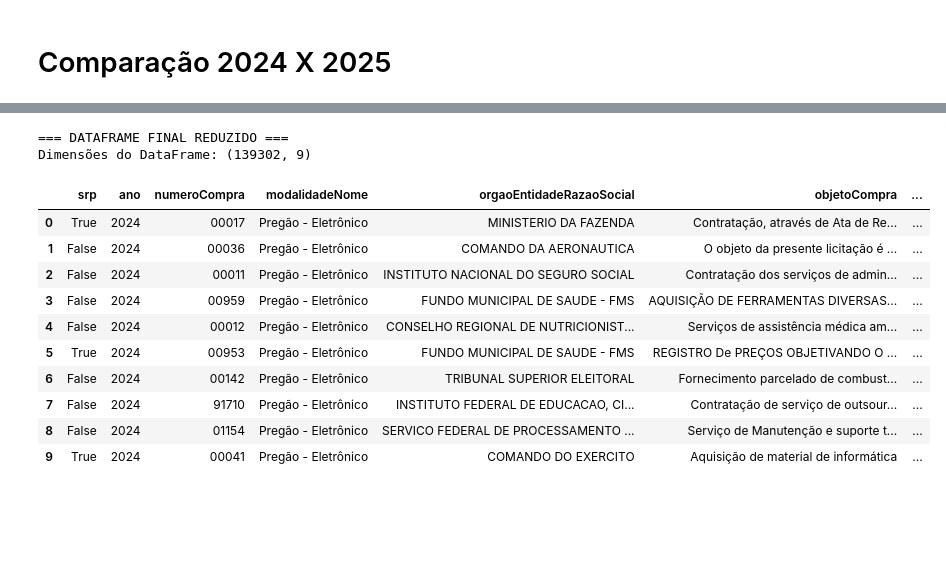
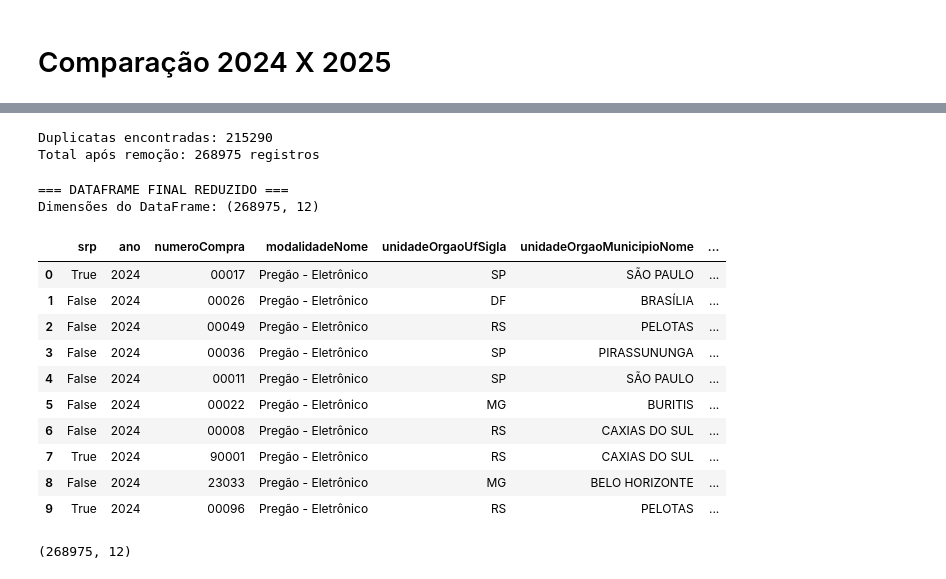
Before and after one commit to VictorLapaDev/Faculdade, a Jupyter notebook: 2-Semestre/4 Feira - Arquitetura de Dados/26.09.09/notebook.ipynb, the cells around one changed output, grey strips where cells are left out. Drawn from its saved outputs; the diff is of its cells as text; code cells hidden in the pictures; blank space fills up the shorter version.

```diff
--- a/2-Semestre/4 Feira - Arquitetura de Dados/26.09.09/notebook.ipynb
+++ b/2-Semestre/4 Feira - Arquitetura de Dados/26.09.09/notebook.ipynb
@@ -75,8 +75,7 @@ for modalidade in modalidades:
             "tamanhoPagina": 500,
             "dataPublicacaoPncpInicial": "2024-01-01",
             "dataPublicacaoPncpFinal": "2024-12-31",
-            "codigoModalidade": modalidade,
-            "unidadeOrgaoUfSigla": "SP"
+            "codigoModalidade": modalidade
         }
 
         resposta = requests.get(url, params=params, timeout=60)
@@ -219,10 +199,9 @@ for modalidade in modalidades:
         params = {
             "pagina": pagina,
             "tamanhoPagina": 500,
-            "dataPublicacaoPncpInicial": "2024-01-01",
-            "dataPublicacaoPncpFinal": "2024-12-31",
+            "dataPublicacaoPncpInicial": "2025-01-01",
+            "dataPublicacaoPncpFinal": "2025-12-31",
             "codigoModalidade": modalidade,
-            "unidadeOrgaoUfSigla": "SP"
         }
 
         resposta = requests.get(url, params=params, timeout=60)
@@ -377,52 +341,62 @@ df_total
+# %%
+# >>> AQUI ENTRA A CHECAGEM DE DUPLICATAS <
+chave_dedup = [c for c in ['numeroCompra', 'orgaoEntidadeRazaoSocial', 'ano', 'modalidadeNome']
+               if c in df_total.columns]
+n_duplicados = df_total.duplicated(subset=chave_dedup).sum()
+print(f"Duplicatas encontradas: {n_duplicados}")
+
+if n_duplicados > 0:
+    df_total = df_total.drop_duplicates(subset=chave_dedup)
+    print(f"Total após remoção: {len(df_total)} registros")
+# %% [output]
+Duplicatas encontradas: 215290
+Total após remoção: 268975 registros
 # %%
 # 1. Lista com o nome exato das colunas de maior relevância
 colunas_principais = [
-    'srp',
-    'ano',
-    'numeroCompra',
-    'modalidadeNome',
-    'orgaoEntidadeRazaoSocial',
-    'objetoCompra',
-    'valorTotalEstimado',
-    'valorTotalHomologado',
-    'dataPublicacaoPncp',
+    'srp', 'ano', 'numeroCompra', 'modalidadeNome',
+    'unidadeOrgaoUfSigla',
+    'unidadeOrgaoMunicipioNome',   # <<< novo
+    'unidadeOrgaoCodigoIbge',      # <<< novo, útil para join com shapefile do IBGE no mapa
+    'orgaoEntidadeRazaoSocial', 'objetoCompra',
+    'valorTotalEstimado', 'valorTotalHomologado', 'dataPublicacaoPncp',
 ]
 
 # 2. Seleciona apenas as colunas que realmente existem no df_total
 colunas_presentes = [c for c in colunas_principais if c in df_total.columns]
 df_final_reduzido = df_total[colunas_presentes].copy()
 
 # 3. Tratamento de Tipos de Dados
 
 
 # B) Converte colunas financeiras para numérico (Float)
 for col_valor in ['valorTotalEstimado', 'valorTotalHomologado']:
     if col_valor in df_final_reduzido.columns:
         df_final_reduzido[col_valor] = pd.to_numeric(
             df_final_reduzido[col_valor], errors='coerce'
         )
 
 # C) Converte a data de publicação para formato de data real
 if 'dataPublicacaoPncp' in df_final_reduzido.columns:
     df_final_reduzido['dataPublicacaoPncp'] = pd.to_datetime(
         df_final_reduzido['dataPublicacaoPncp'], errors='coerce'
     )
 
 print("=== DATAFRAME FINAL REDUZIDO ===")
 print(f"Dimensões do DataFrame: {df_final_reduzido.shape}")
 display(df_final_reduzido.head(10))
 # %% [output]
 === DATAFRAME FINAL REDUZIDO ===
-Dimensões do DataFrame: (139302, 9)
+Dimensões do DataFrame: (268975, 12)
-|  | srp | ano | numeroCompra | modalidadeNome | orgaoEntidadeRazaoSocial | objetoCompra | ... |
-| 0 | True | 2024 | 00017 | Pregão - Eletrônico | MINISTERIO DA FAZENDA | Contratação, através de Ata de Re... | ... |
-| 1 | False | 2024 | 00036 | Pregão - Eletrônico | COMANDO DA AERONAUTICA | O objeto da presente licitação é ... | ... |
-| 2 | False | 2024 | 00011 | Pregão - Eletrônico | INSTITUTO NACIONAL DO SEGURO SOCIAL | Contratação dos serviços de admin... | ... |
-| 3 | False | 2024 | 00959 | Pregão - Eletrônico | FUNDO MUNICIPAL DE SAUDE - FMS | AQUISIÇÃO DE FERRAMENTAS DIVERSAS... | ... |
-| 4 | False | 2024 | 00012 | Pregão - Eletrônico | CONSELHO REGIONAL DE NUTRICIONIST... | Serviços de assistência médica am... | ... |
-| 5 | True | 2024 | 00953 | Pregão - Eletrônico | FUNDO MUNICIPAL DE SAUDE - FMS | REGISTRO De PREÇOS OBJETIVANDO O ... | ... |
-| 6 | False | 2024 | 00142 | Pregão - Eletrônico | TRIBUNAL SUPERIOR ELEITORAL | Fornecimento parcelado de combust... | ... |
-| 7 | False | 2024 | 91710 | Pregão - Eletrônico | INSTITUTO FEDERAL DE EDUCACAO, CI... | Contratação de serviço de outsour... | ... |
-| 8 | False | 2024 | 01154 | Pregão - Eletrônico | SERVICO FEDERAL DE PROCESSAMENTO ... | Serviço de Manutenção e suporte t... | ... |
-| 9 | True | 2024 | 00041 | Pregão - Eletrônico | COMANDO DO EXERCITO | Aquisição de material de informática | ... |
+|  | srp | ano | numeroCompra | modalidadeNome | unidadeOrgaoUfSigla | unidadeOrgaoMunicipioNome | ... |
+| 0 | True | 2024 | 00017 | Pregão - Eletrônico | SP | SÃO PAULO | ... |
+| 1 | False | 2024 | 00026 | Pregão - Eletrônico | DF | BRASÍLIA | ... |
+| 2 | False | 2024 | 00049 | Pregão - Eletrônico | RS | PELOTAS | ... |
+| 3 | False | 2024 | 00036 | Pregão - Eletrônico | SP | PIRASSUNUNGA | ... |
+| 4 | False | 2024 | 00011 | Pregão - Eletrônico | SP | SÃO PAULO | ... |
+| 5 | False | 2024 | 00022 | Pregão - Eletrônico | MG | BURITIS | ... |
+| 6 | False | 2024 | 00008 | Pregão - Eletrônico | RS | CAXIAS DO SUL | ... |
+| 7 | True | 2024 | 90001 | Pregão - Eletrônico | RS | CAXIAS DO SUL | ... |
+| 8 | False | 2024 | 23033 | Pregão - Eletrônico | MG | BELO HORIZONTE | ... |
+| 9 | True | 2024 | 00096 | Pregão - Eletrônico | RS | PELOTAS | ... |
 # %%
@@ -430,2 +404,5 @@ df_final_reduzido.to_parquet("srp_contratacoes_tratado.parquet", index=False)
 # %%
-df_final_reduzido = pd.read_parquet("srp_contratacoes_tratado.parquet")
+df_conferencia = pd.read_parquet("srp_contratacoes_tratado_pais.parquet")
+print(df_conferencia.shape)
+# %% [output]
+(268975, 12)
```
Also changed, not shown: parts of 16 cells of this notebook, 1 other file.
